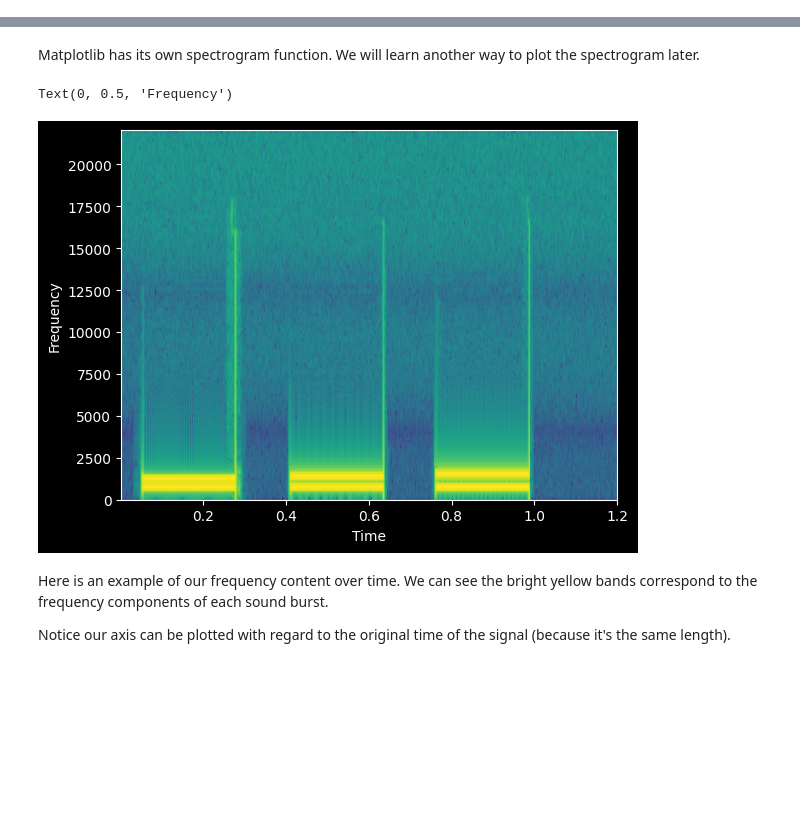
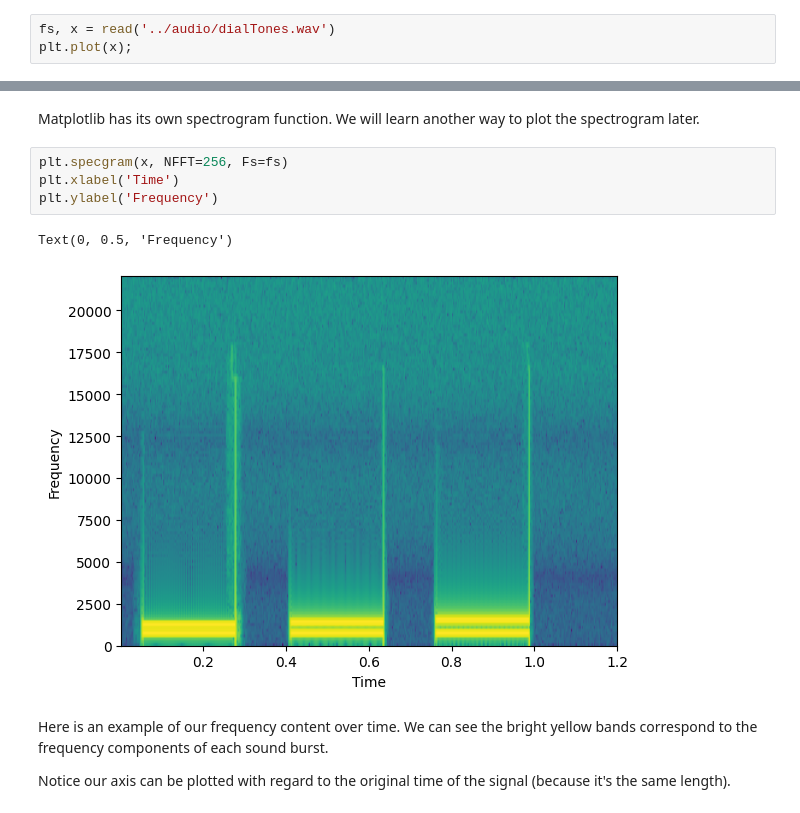
Before and after one commit to adityarpawar1902/AudioTechII, a Jupyter notebook: Lectures-Blank/Lesson11_STFT.ipynb, the cells around one changed output, grey strips where cells are left out. Drawn from its saved outputs; the diff is of its cells as text; blank space fills up the shorter version.

```diff
--- a/Lectures-Blank/Lesson11_STFT.ipynb
+++ b/Lectures-Blank/Lesson11_STFT.ipynb
@@ -14,2 +25,5 @@ This works well, as long as our signal is not time-varying (changing over time).
 # %% [markdown]
 The DFT works well for the signal above because there is no change over time. We can see all the frequencies of the square wave for the 1 sec time period.
+# %%
+fs, x = read('../audio/dialTones.wav')
+plt.plot(x);
@@ -106,9 +131,12 @@ We then lay these spectral "slices" one over top the other to form bands or rows
 # %% [markdown]
 Matplotlib has its own spectrogram function. We will learn another way to plot the spectrogram later.
 # %%
+plt.specgram(x, NFFT=256, Fs=fs)
+plt.xlabel('Time')
+plt.ylabel('Frequency')
 # %% [output]
 Text(0, 0.5, 'Frequency')
-[figure, old version]
+[figure, new version]
 # %% [markdown]
 Here is an example of our frequency content over time. We can see the bright yellow bands correspond to the frequency components of each sound burst.
 
```
Also changed, not shown: parts of 10 cells of this notebook.
